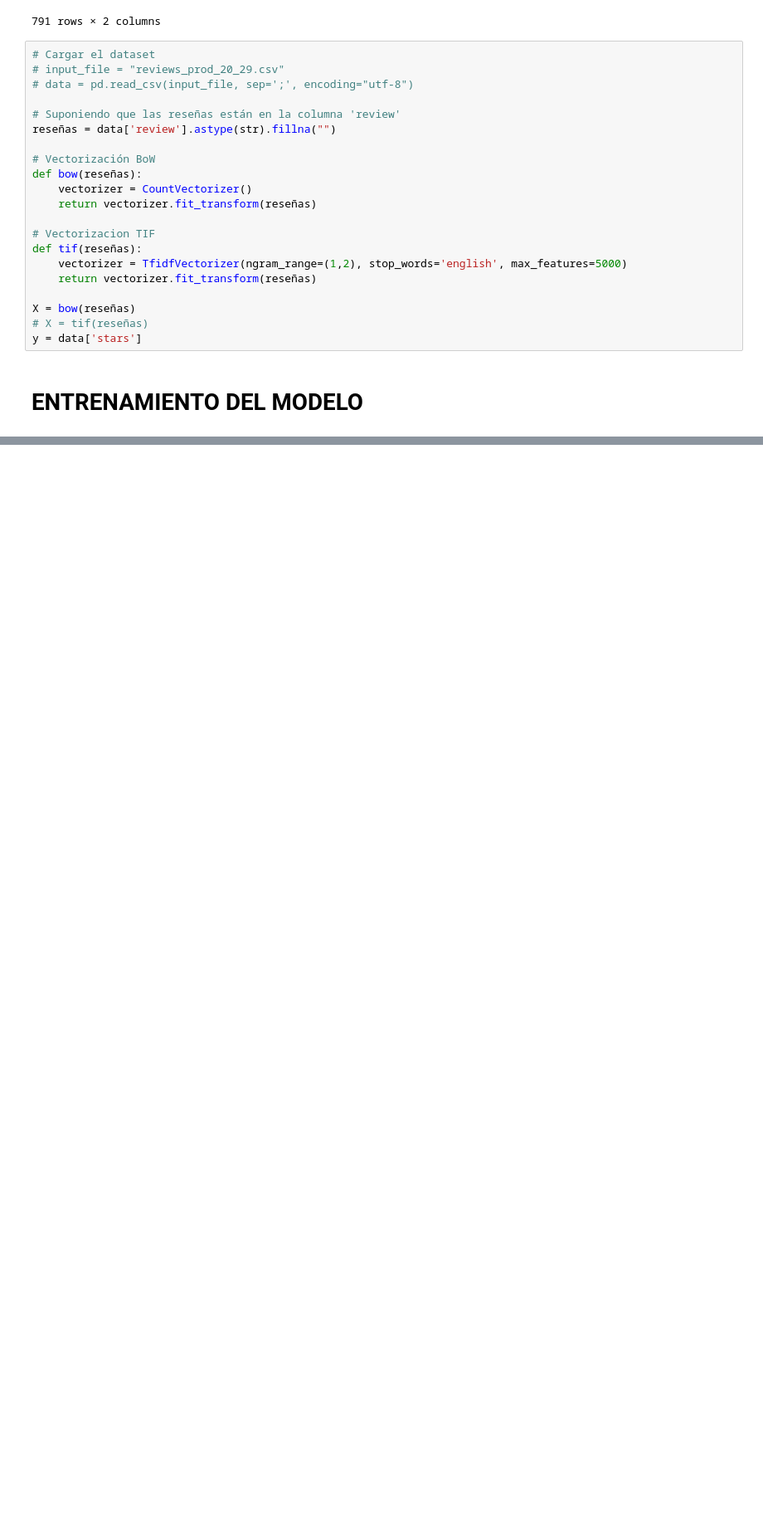
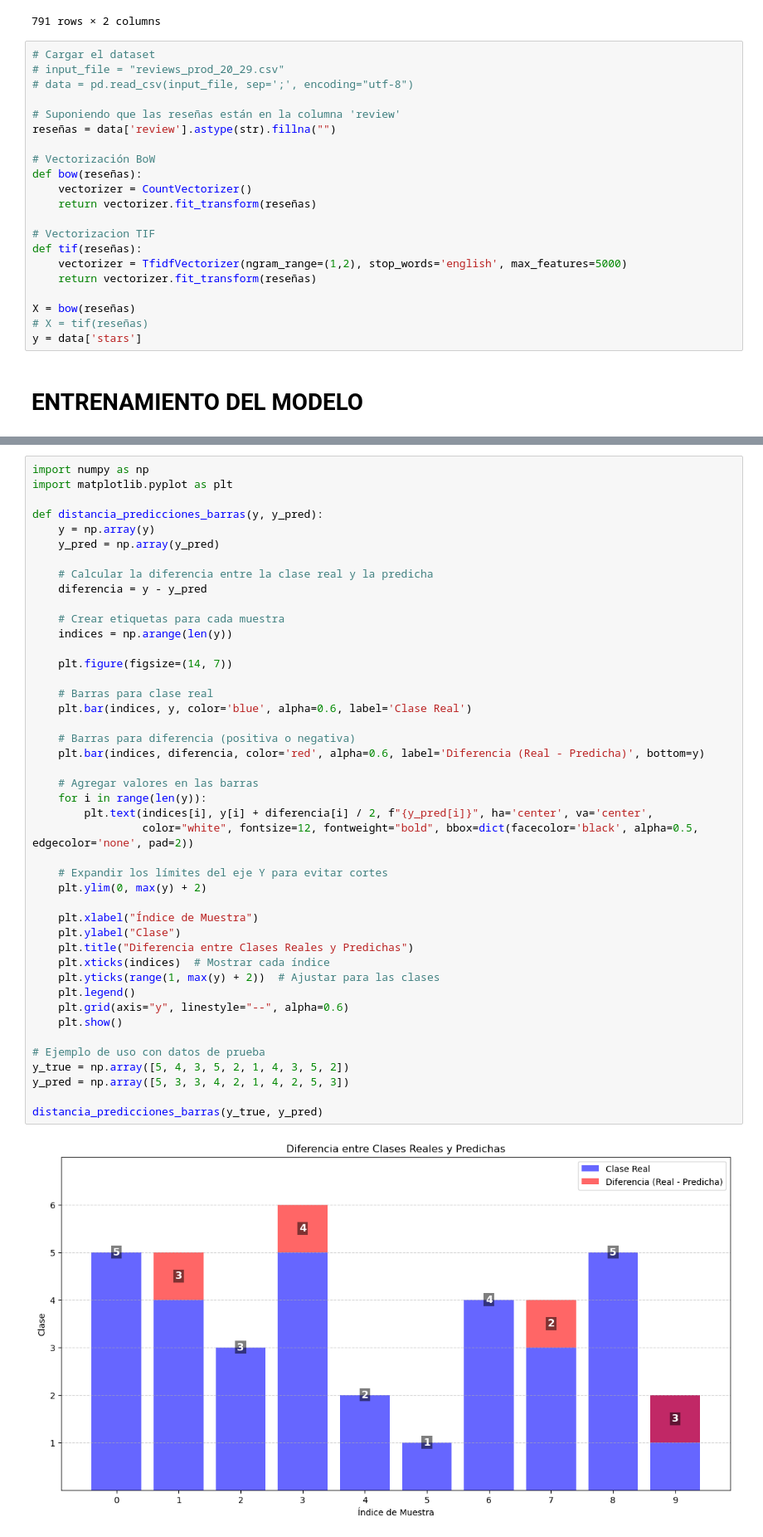
Before and after one commit to tecoloniso/amazonReviews, a Jupyter notebook: completo.ipynb, the cells around one changed output, grey strips where cells are left out. Shown at 83% size. Cells and saved outputs as stored; diff of their text form; blank space fills up the shorter version.

```diff
--- a/completo.ipynb
+++ b/completo.ipynb
@@ -163,0 +229,46 @@ plt.show()
+# %%
+import numpy as np
+import matplotlib.pyplot as plt
+
+def distancia_predicciones_barras(y, y_pred):
+    y = np.array(y)
+    y_pred = np.array(y_pred)
+
+    # Calcular la diferencia entre la clase real y la predicha
+    diferencia = y - y_pred
+
+    # Crear etiquetas para cada muestra
+    indices = np.arange(len(y))
+
+    plt.figure(figsize=(14, 7))
+
+    # Barras para clase real
+    plt.bar(indices, y, color='blue', alpha=0.6, label='Clase Real')
+
+    # Barras para diferencia (positiva o negativa)
+    plt.bar(indices, diferencia, color='red', alpha=0.6, label='Diferencia (Real - Predicha)', bottom=y)
+
+    # Agregar valores en las barras
+    for i in range(len(y)):
+        plt.text(indices[i], y[i] + diferencia[i] / 2, f"{y_pred[i]}", ha='center', va='center',
+                 color="white", fontsize=12, fontweight="bold", bbox=dict(facecolor='black', alpha=0.5, edgecolor='none', pad=2))
+
+    # Expandir los límites del eje Y para evitar cortes
+    plt.ylim(0, max(y) + 2)
+
+    plt.xlabel("Índice de Muestra")
+    plt.ylabel("Clase")
+    plt.title("Diferencia entre Clases Reales y Predichas")
+    plt.xticks(indices)  # Mostrar cada índice
+    plt.yticks(range(1, max(y) + 2))  # Ajustar para las clases
+    plt.legend()
+    plt.grid(axis="y", linestyle="--", alpha=0.6)
+    plt.show()
+
+# Ejemplo de uso con datos de prueba
+y_true = np.array([5, 4, 3, 5, 2, 1, 4, 3, 5, 2])
+y_pred = np.array([5, 3, 3, 4, 2, 1, 4, 2, 5, 3])
+
+distancia_predicciones_barras(y_true, y_pred)
+# %% [output]
+[figure, added]
```
Also changed, not shown: parts of 5 cells of this notebook.
